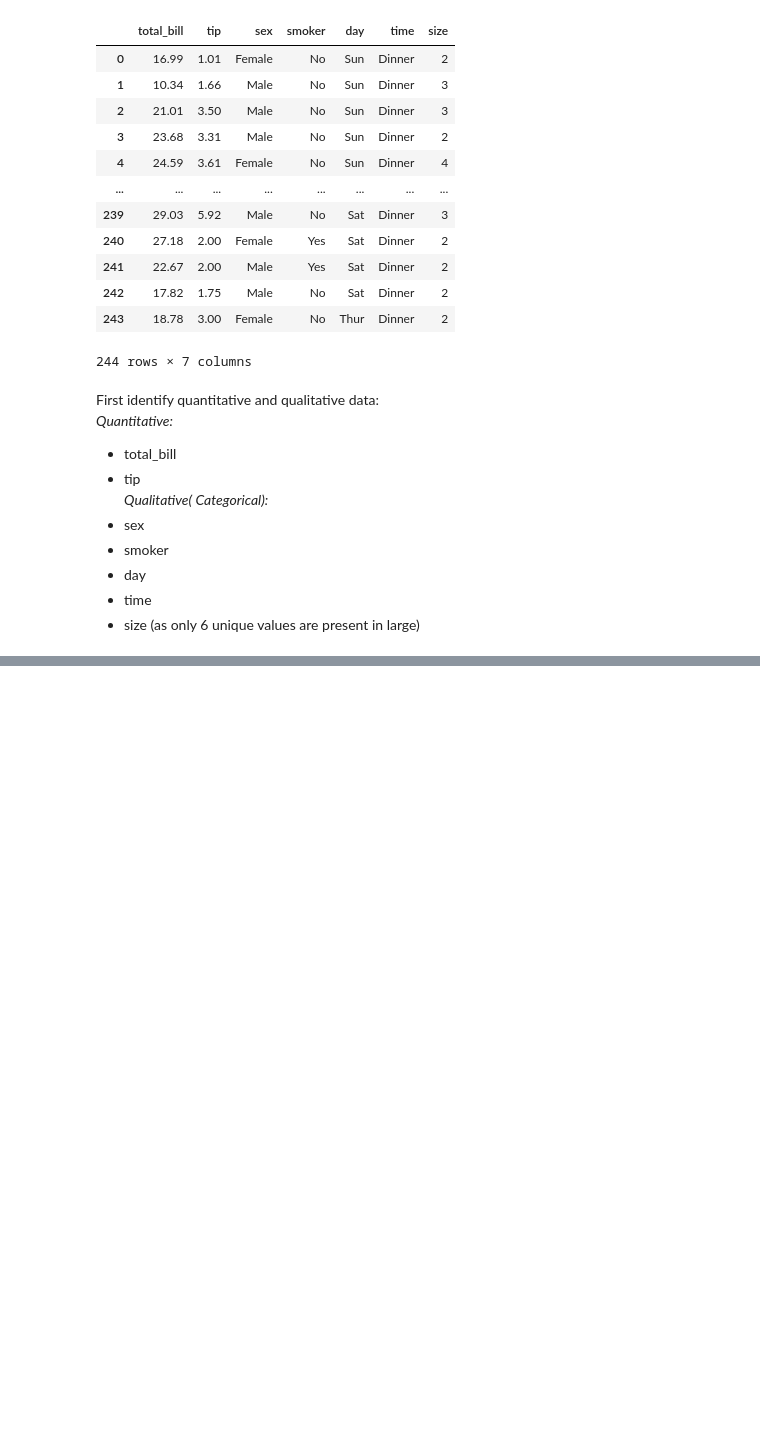
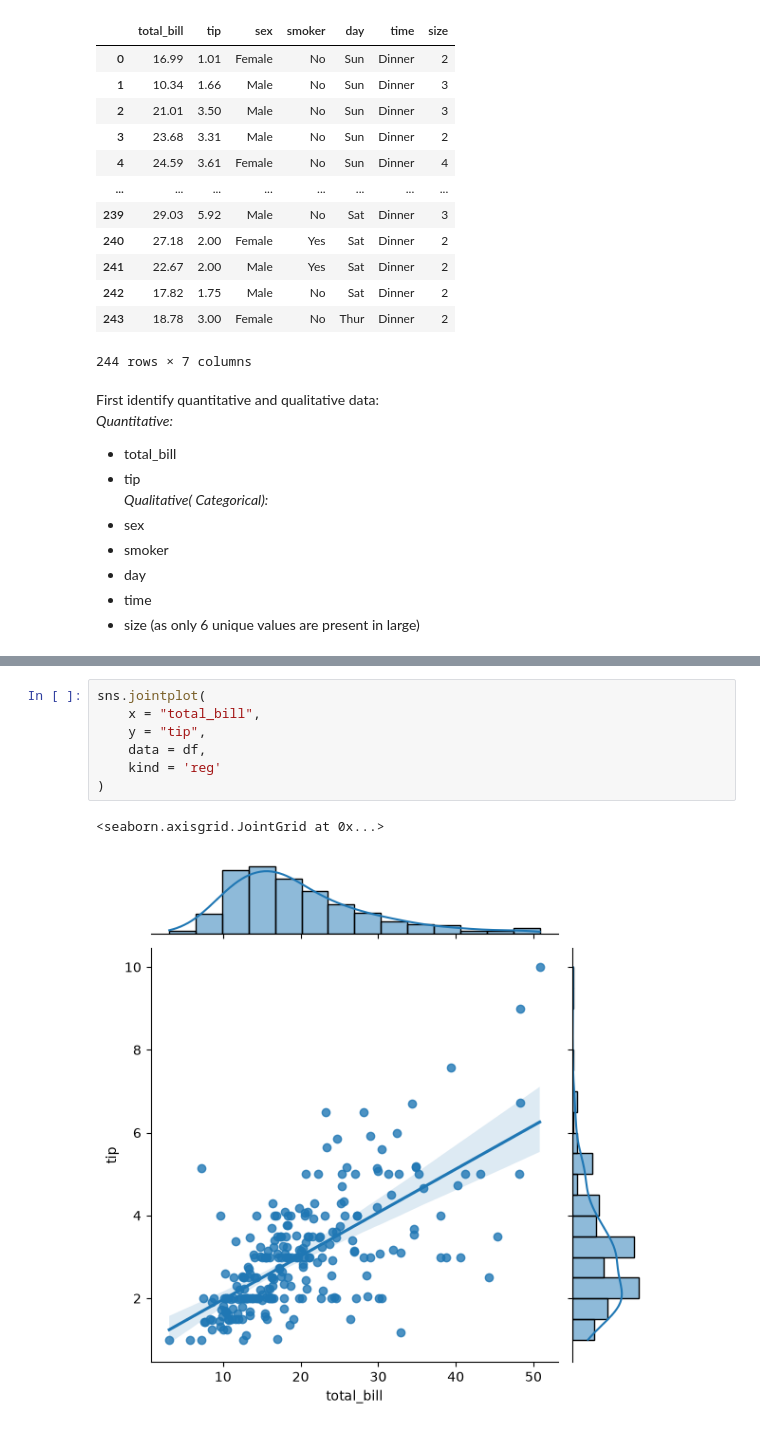
Before and after one commit to praful011-nep/ML-Playground, a Jupyter notebook: Data_Visualization/Seaborn/2.Distribution_plot.ipynb, the cells around one changed output, grey strips where cells are left out. Cells and saved outputs as stored; diff of their text form; blank space fills up the shorter version.

```diff
--- a/Data_Visualization/Seaborn/2.Distribution_plot.ipynb
+++ b/Data_Visualization/Seaborn/2.Distribution_plot.ipynb
@@ -51,0 +81,10 @@ sns.histplot(df['tip'], bins = 20, kde=True)
+# %%
+sns.jointplot(
+    x = "total_bill",
+    y = "tip",
+    data = df,
+    kind = 'reg'
+)
+# %% [output]
+<seaborn.axisgrid.JointGrid at 0x...>
+[figure, added]
```
Also changed, not shown: parts of 6 cells of this notebook.
